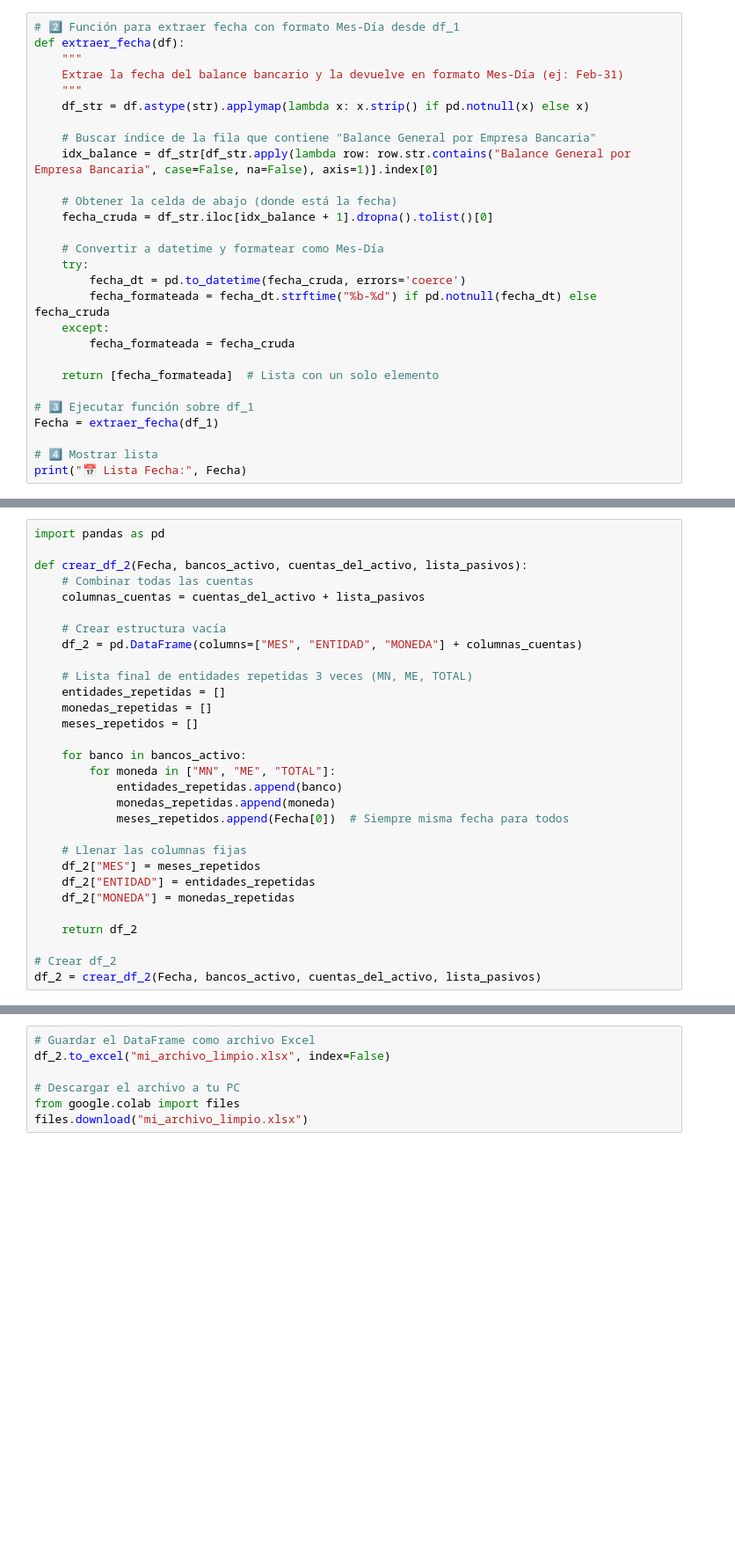
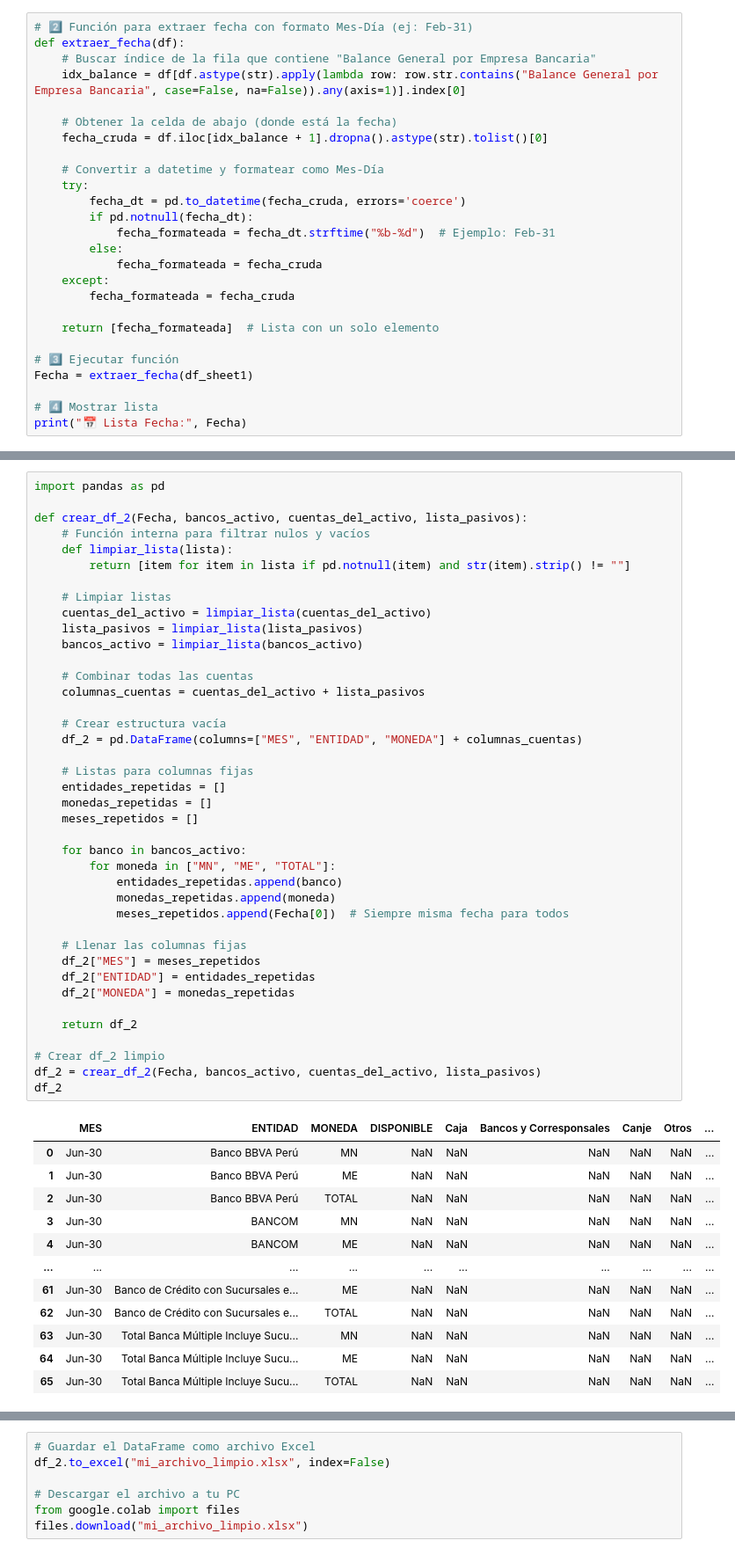
Before and after one commit to abelalanoca/P.MAGNO, a Jupyter notebook: TP1/Limpieza_y_estructuraacion_de_datos.ipynb, the cells around one changed output, grey strips where cells are left out. Shown at 88% size. Saved outputs shown, nothing was run; the diff lists cells and outputs as text; blank space fills up the shorter version.

```diff
--- a/TP1/Limpieza_y_estructuraacion_de_datos.ipynb
+++ b/TP1/Limpieza_y_estructuraacion_de_datos.ipynb
@@ -103,28 +110,26 @@ print(bancos_activo)
 # %%
-# 2️⃣ Función para extraer fecha con formato Mes-Día desde df_1
+# 2️⃣ Función para extraer fecha con formato Mes-Día (ej: Feb-31)
 def extraer_fecha(df):
-    """
-    Extrae la fecha del balance bancario y la devuelve en formato Mes-Día (ej: Feb-31)
-    """
-    df_str = df.astype(str).applymap(lambda x: x.strip() if pd.notnull(x) else x)
-
     # Buscar índice de la fila que contiene "Balance General por Empresa Bancaria"
-    idx_balance = df_str[df_str.apply(lambda row: row.str.contains("Balance General por Empresa Bancaria", case=False, na=False), axis=1)].index[0]
+    idx_balance = df[df.astype(str).apply(lambda row: row.str.contains("Balance General por Empresa Bancaria", case=False, na=False)).any(axis=1)].index[0]
 
     # Obtener la celda de abajo (donde está la fecha)
-    fecha_cruda = df_str.iloc[idx_balance + 1].dropna().tolist()[0]
+    fecha_cruda = df.iloc[idx_balance + 1].dropna().astype(str).tolist()[0]
 
     # Convertir a datetime y formatear como Mes-Día
     try:
         fecha_dt = pd.to_datetime(fecha_cruda, errors='coerce')
-        fecha_formateada = fecha_dt.strftime("%b-%d") if pd.notnull(fecha_dt) else fecha_cruda
+        if pd.notnull(fecha_dt):
+            fecha_formateada = fecha_dt.strftime("%b-%d")  # Ejemplo: Feb-31
+        else:
+            fecha_formateada = fecha_cruda
     except:
         fecha_formateada = fecha_cruda
 
     return [fecha_formateada]  # Lista con un solo elemento
 
-# 3️⃣ Ejecutar función sobre df_1
-Fecha = extraer_fecha(df_1)
+# 3️⃣ Ejecutar función
+Fecha = extraer_fecha(df_sheet1)
 
 # 4️⃣ Mostrar lista
 print("📅 Lista Fecha:", Fecha)
@@ -133,30 +138,53 @@ print("📅 Lista Fecha:", Fecha)
 # %%
 import pandas as pd
 
 def crear_df_2(Fecha, bancos_activo, cuentas_del_activo, lista_pasivos):
+    # Función interna para filtrar nulos y vacíos
+    def limpiar_lista(lista):
+        return [item for item in lista if pd.notnull(item) and str(item).strip() != ""]
+
+    # Limpiar listas
+    cuentas_del_activo = limpiar_lista(cuentas_del_activo)
+    lista_pasivos = limpiar_lista(lista_pasivos)
+    bancos_activo = limpiar_lista(bancos_activo)
+
     # Combinar todas las cuentas
     columnas_cuentas = cuentas_del_activo + lista_pasivos
 
     # Crear estructura vacía
     df_2 = pd.DataFrame(columns=["MES", "ENTIDAD", "MONEDA"] + columnas_cuentas)
 
-    # Lista final de entidades repetidas 3 veces (MN, ME, TOTAL)
+    # Listas para columnas fijas
     entidades_repetidas = []
     monedas_repetidas = []
     meses_repetidos = []
 
     for banco in bancos_activo:
         for moneda in ["MN", "ME", "TOTAL"]:
             entidades_repetidas.append(banco)
             monedas_repetidas.append(moneda)
             meses_repetidos.append(Fecha[0])  # Siempre misma fecha para todos
 
     # Llenar las columnas fijas
     df_2["MES"] = meses_repetidos
     df_2["ENTIDAD"] = entidades_repetidas
     df_2["MONEDA"] = monedas_repetidas
 
     return df_2
 
-# Crear df_2
+# Crear df_2 limpio
 df_2 = crear_df_2(Fecha, bancos_activo, cuentas_del_activo, lista_pasivos)
+df_2
+# %% [output]
+|  | MES | ENTIDAD | MONEDA | DISPONIBLE | Caja | Bancos y Corresponsales | Canje | Otros | ... |
+| 0 | Jun-30 | Banco BBVA Perú | MN | NaN | NaN | NaN | NaN | NaN | ... |
+| 1 | Jun-30 | Banco BBVA Perú | ME | NaN | NaN | NaN | NaN | NaN | ... |
+| 2 | Jun-30 | Banco BBVA Perú | TOTAL | NaN | NaN | NaN | NaN | NaN | ... |
+| 3 | Jun-30 | BANCOM | MN | NaN | NaN | NaN | NaN | NaN | ... |
+| 4 | Jun-30 | BANCOM | ME | NaN | NaN | NaN | NaN | NaN | ... |
+| ... | ... | ... | ... | ... | ... | ... | ... | ... | ... |
+| 61 | Jun-30 | Banco de Crédito con Sucursales e... | ME | NaN | NaN | NaN | NaN | NaN | ... |
+| 62 | Jun-30 | Banco de Crédito con Sucursales e... | TOTAL | NaN | NaN | NaN | NaN | NaN | ... |
+| 63 | Jun-30 | Total Banca Múltiple Incluye Sucu... | MN | NaN | NaN | NaN | NaN | NaN | ... |
+| 64 | Jun-30 | Total Banca Múltiple Incluye Sucu... | ME | NaN | NaN | NaN | NaN | NaN | ... |
+| 65 | Jun-30 | Total Banca Múltiple Incluye Sucu... | TOTAL | NaN | NaN | NaN | NaN | NaN | ... |
```
Also changed, not shown: parts of 10 cells of this notebook.
